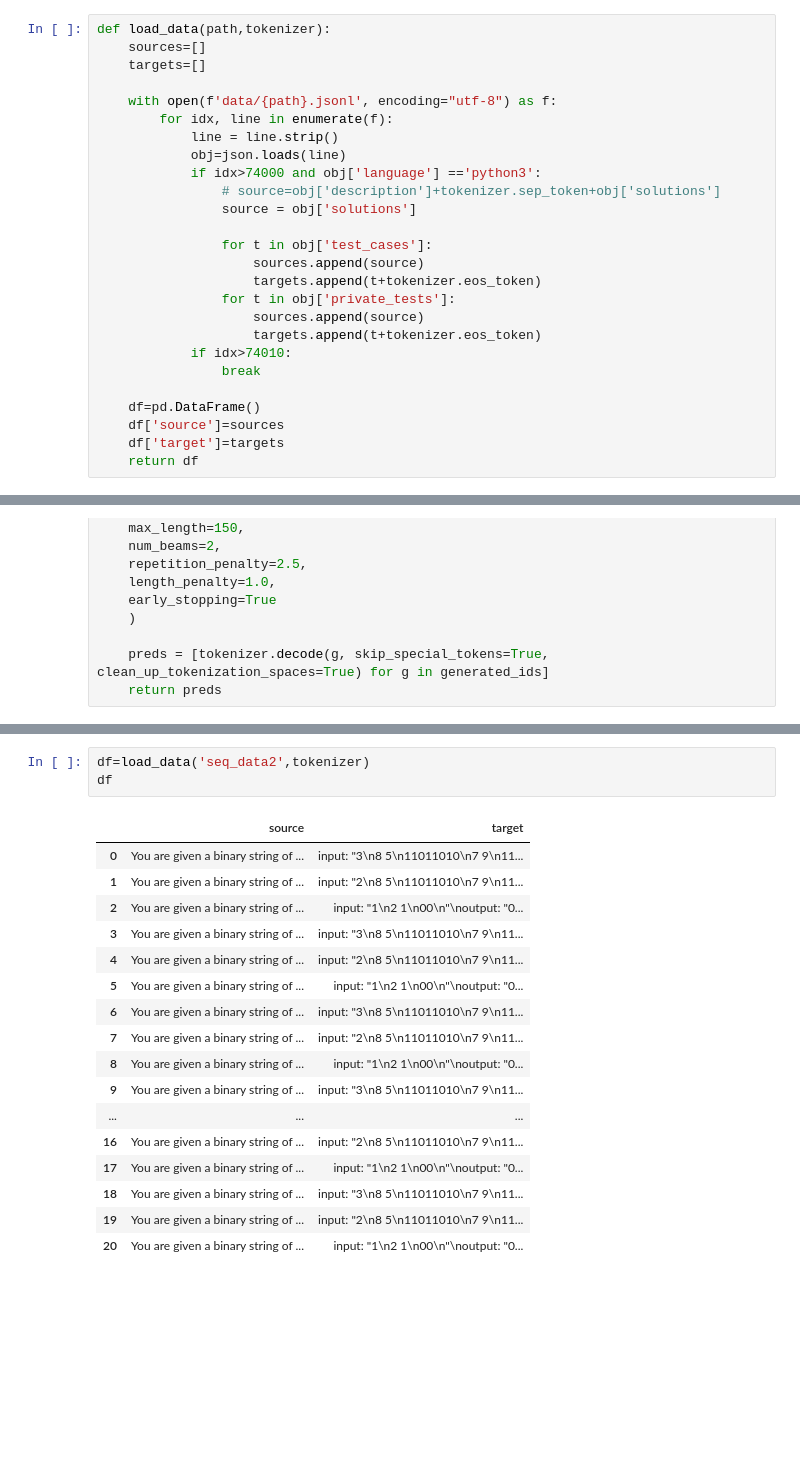
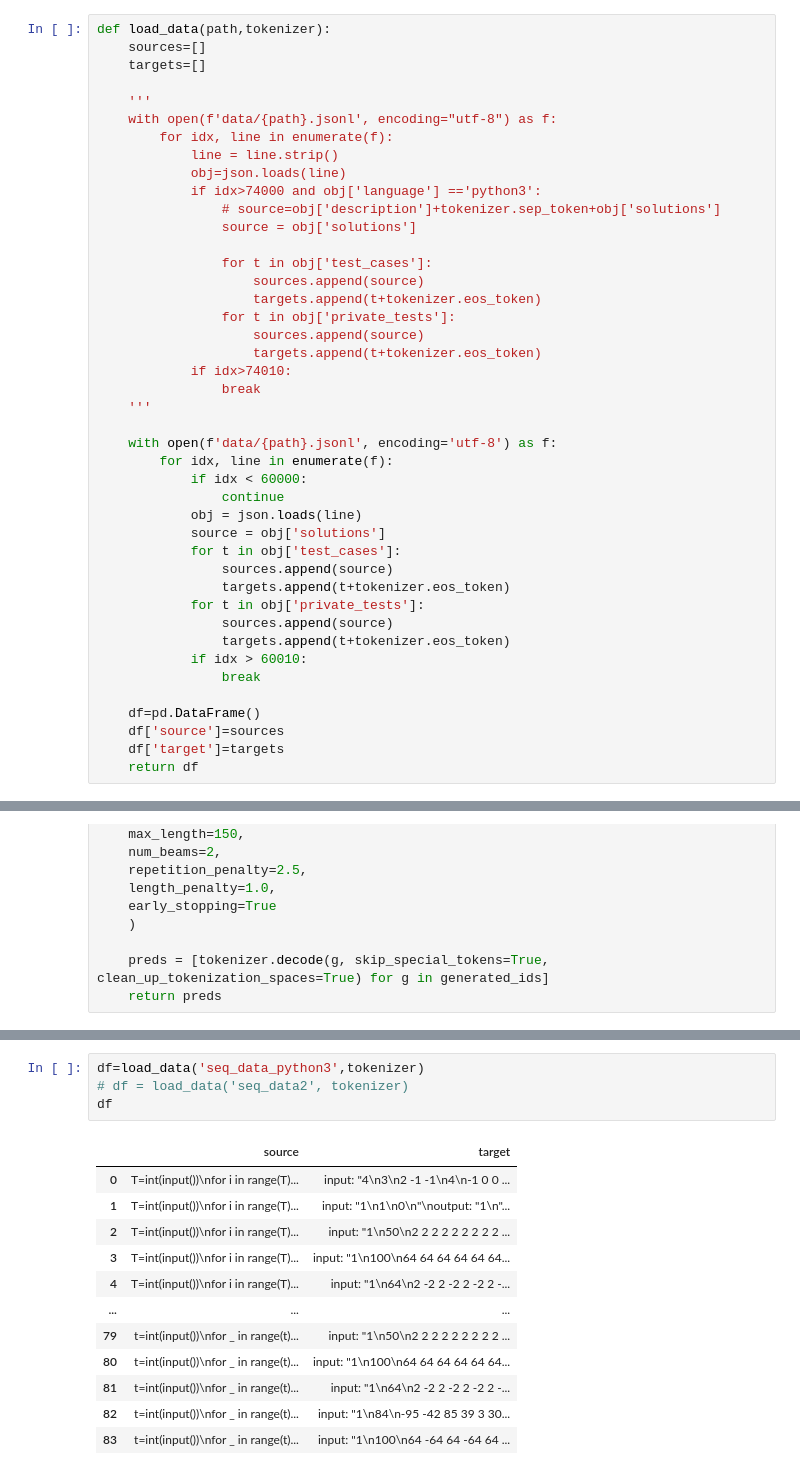
Before and after one commit to Oraison/test_case_generation, a Jupyter notebook: test.ipynb, the cells around one changed output, grey strips where cells are left out. Cells and saved outputs as stored; diff of their text form; blank space fills up the shorter version.

```diff
--- a/test.ipynb
+++ b/test.ipynb
@@ -28,6 +28,7 @@ def load_data(path,tokenizer):
     sources=[]
     targets=[]
 
+    '''
     with open(f'data/{path}.jsonl', encoding="utf-8") as f:
         for idx, line in enumerate(f):
             line = line.strip()
@@ -44,6 +45,22 @@ def load_data(path,tokenizer):
                     targets.append(t+tokenizer.eos_token)
             if idx>74010:
                 break
+    '''
+
+    with open(f'data/{path}.jsonl', encoding='utf-8') as f:
+        for idx, line in enumerate(f):
+            if idx < 60000:
+                continue
+            obj = json.loads(line)
+            source = obj['solutions']
+            for t in obj['test_cases']:
+                sources.append(source)
+                targets.append(t+tokenizer.eos_token)
+            for t in obj['private_tests']:
+                sources.append(source)
+                targets.append(t+tokenizer.eos_token)
+            if idx > 60010:
+                break
 
     df=pd.DataFrame()
     df['source']=sources
@@ -181,23 +198,19 @@ T5ForConditionalGeneration(
   (lm_head): Linear(in_features=768, out_features=32100, bias=False)
 )
 # %%
-df=load_data('seq_data2',tokenizer)
+df=load_data('seq_data_python3',tokenizer)
+# df = load_data('seq_data2', tokenizer)
 df
 # %% [output]
 |  | source | target |
-| 0 | You are given a binary string of ... | input: "3\n8 5\n11011010\n7 9\n11... |
-| 1 | You are given a binary string of ... | input: "2\n8 5\n11011010\n7 9\n11... |
-| 2 | You are given a binary string of ... | input: "1\n2 1\n00\n"\noutput: "0... |
-| 3 | You are given a binary string of ... | input: "3\n8 5\n11011010\n7 9\n11... |
-| 4 | You are given a binary string of ... | input: "2\n8 5\n11011010\n7 9\n11... |
-| 5 | You are given a binary string of ... | input: "1\n2 1\n00\n"\noutput: "0... |
-| 6 | You are given a binary string of ... | input: "3\n8 5\n11011010\n7 9\n11... |
-| 7 | You are given a binary string of ... | input: "2\n8 5\n11011010\n7 9\n11... |
-| 8 | You are given a binary string of ... | input: "1\n2 1\n00\n"\noutput: "0... |
-| 9 | You are given a binary string of ... | input: "3\n8 5\n11011010\n7 9\n11... |
+| 0 | T=int(input())\nfor i in range(T)... | input: "4\n3\n2 -1 -1\n4\n-1 0 0 ... |
+| 1 | T=int(input())\nfor i in range(T)... | input: "1\n1\n0\n"\noutput: "1\n"... |
+| 2 | T=int(input())\nfor i in range(T)... | input: "1\n50\n2 2 2 2 2 2 2 2 2 ... |
+| 3 | T=int(input())\nfor i in range(T)... | input: "1\n100\n64 64 64 64 64 64... |
+| 4 | T=int(input())\nfor i in range(T)... | input: "1\n64\n2 -2 2 -2 2 -2 2 -... |
 | ... | ... | ... |
-| 16 | You are given a binary string of ... | input: "2\n8 5\n11011010\n7 9\n11... |
-| 17 | You are given a binary string of ... | input: "1\n2 1\n00\n"\noutput: "0... |
-| 18 | You are given a binary string of ... | input: "3\n8 5\n11011010\n7 9\n11... |
-| 19 | You are given a binary string of ... | input: "2\n8 5\n11011010\n7 9\n11... |
-| 20 | You are given a binary string of ... | input: "1\n2 1\n00\n"\noutput: "0... |
+| 79 | t=int(input())\nfor _ in range(t)... | input: "1\n50\n2 2 2 2 2 2 2 2 2 ... |
+| 80 | t=int(input())\nfor _ in range(t)... | input: "1\n100\n64 64 64 64 64 64... |
+| 81 | t=int(input())\nfor _ in range(t)... | input: "1\n64\n2 -2 2 -2 2 -2 2 -... |
+| 82 | t=int(input())\nfor _ in range(t)... | input: "1\n84\n-95 -42 85 39 3 30... |
+| 83 | t=int(input())\nfor _ in range(t)... | input: "1\n100\n64 -64 64 -64 64 ... |
```
Also changed, not shown: parts of 13 cells of this notebook, 12 other files.
